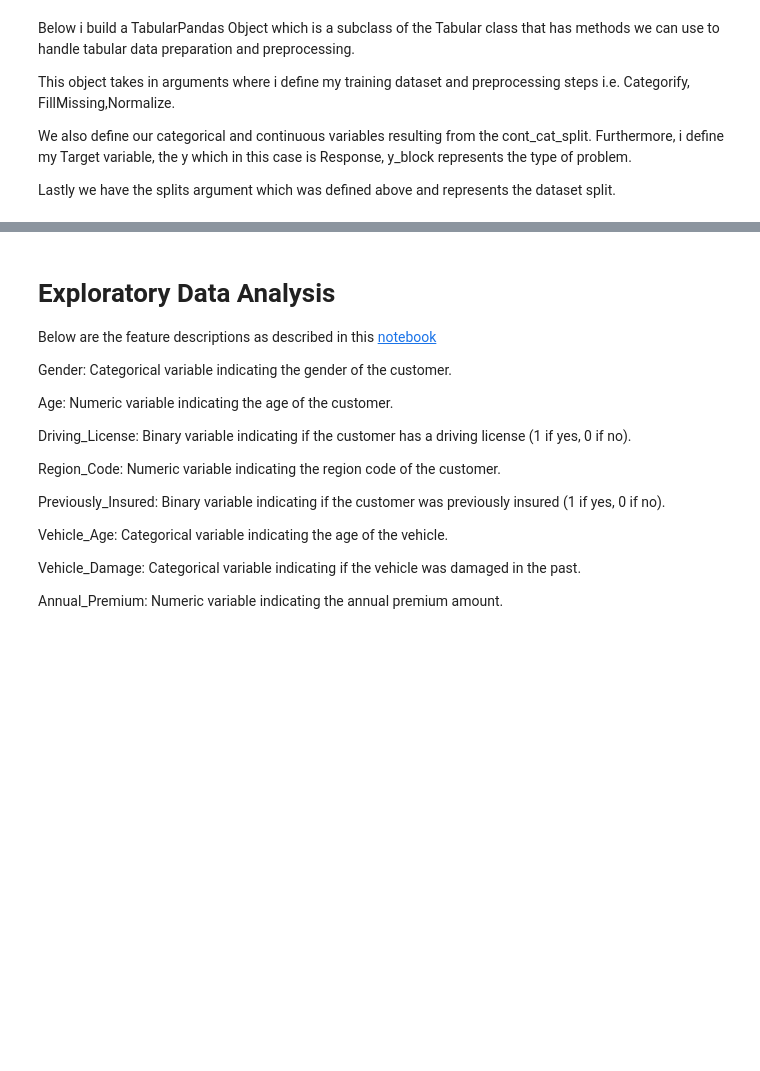
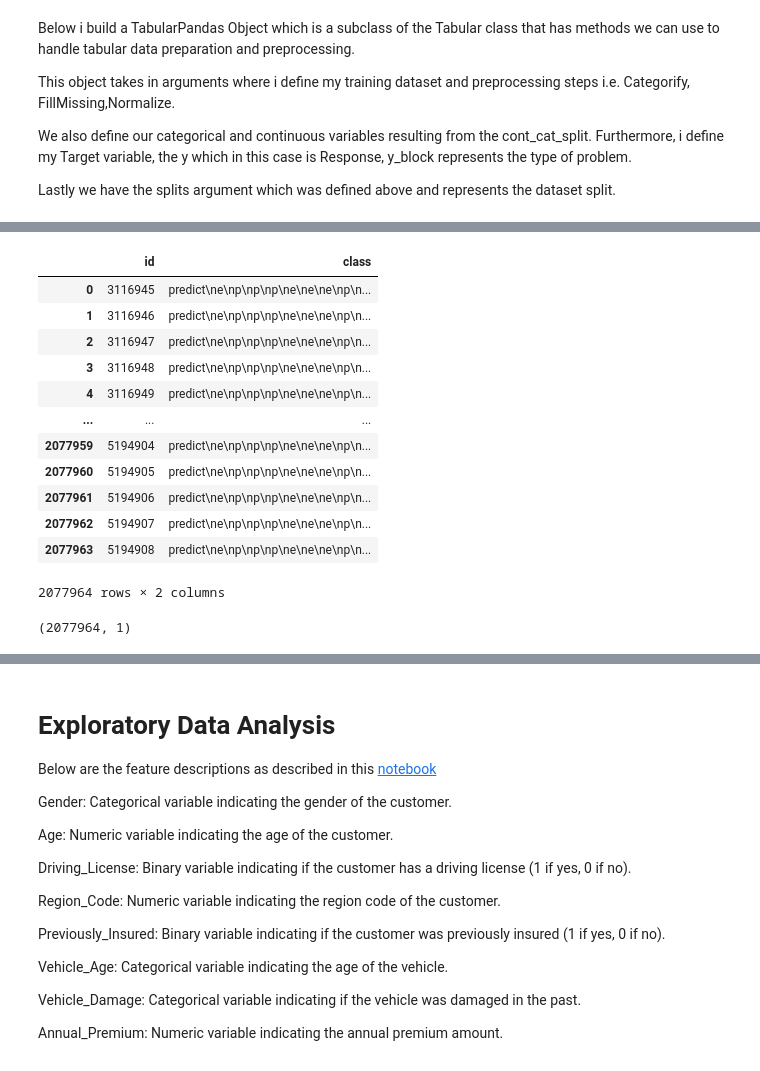
Before and after one commit to rubanzasilva/poisonous_mushrooms_classification, a Jupyter notebook: fastai_neural_network_gradient_boosting.ipynb, the cells around one changed output, grey strips where cells are left out. Saved outputs shown, nothing was run; the diff lists cells and outputs as text; code cells hidden in the pictures; blank space fills up the shorter version.

```diff
--- a/fastai_neural_network_gradient_boosting.ipynb
+++ b/fastai_neural_network_gradient_boosting.ipynb
@@ -460,0 +431,5 @@ True
+# %%
+leaderboard = aml.leaderboard
+print(leaderboard)
+best_model = aml.leader
+print(best_model)
@@ -460,0 +454,2 @@ True
+# %%
+df_test = h2o.H2OFrame(test_df)
@@ -460,0 +458,3 @@ True
+# %%
+predictions = best_model.predict(df_test)
+predictions_df = predictions.as_data_frame()
@@ -460,0 +476,3 @@ True
+# %%
+predicted_classes = predictions['predict']
+predicted_classes
@@ -460,0 +513,24 @@ True
+# %%
+submit = pd.read_csv(path/'sample_submission.csv')
+submit['class'] = predicted_classes
+submit.to_csv('submission.csv', index=False)
+sub = pd.read_csv('submission.csv')
+sub
+# %% [output]
+|  | id | class |
+| 0 | 3116945 | predict\ne\np\np\np\ne\ne\ne\np\n... |
+| 1 | 3116946 | predict\ne\np\np\np\ne\ne\ne\np\n... |
+| 2 | 3116947 | predict\ne\np\np\np\ne\ne\ne\np\n... |
+| 3 | 3116948 | predict\ne\np\np\np\ne\ne\ne\np\n... |
+| 4 | 3116949 | predict\ne\np\np\np\ne\ne\ne\np\n... |
+| ... | ... | ... |
+| 2077959 | 5194904 | predict\ne\np\np\np\ne\ne\ne\np\n... |
+| 2077960 | 5194905 | predict\ne\np\np\np\ne\ne\ne\np\n... |
+| 2077961 | 5194906 | predict\ne\np\np\np\ne\ne\ne\np\n... |
+| 2077962 | 5194907 | predict\ne\np\np\np\ne\ne\ne\np\n... |
+| 2077963 | 5194908 | predict\ne\np\np\np\ne\ne\ne\np\n... |
+2077964 rows × 2 columns
+# %%
+predicted_classes.shape
+# %% [output]
+(2077964, 1)
```
Also changed, not shown: parts of 95 cells of this notebook, 1 other file.
